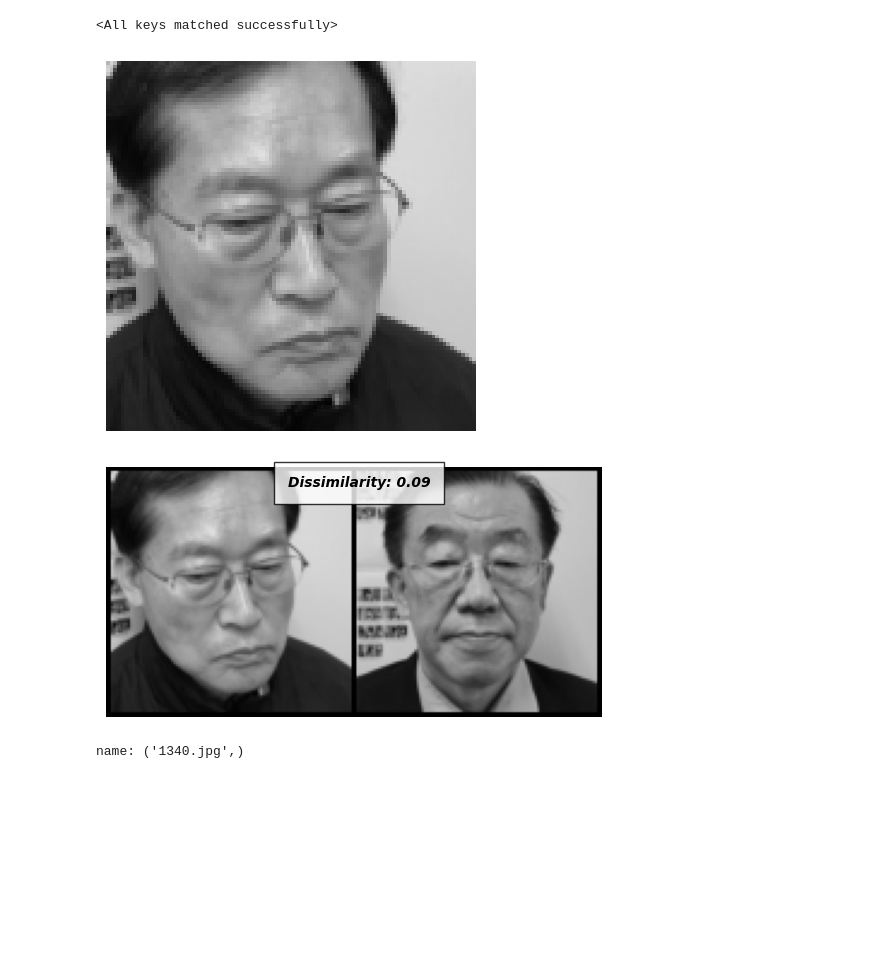
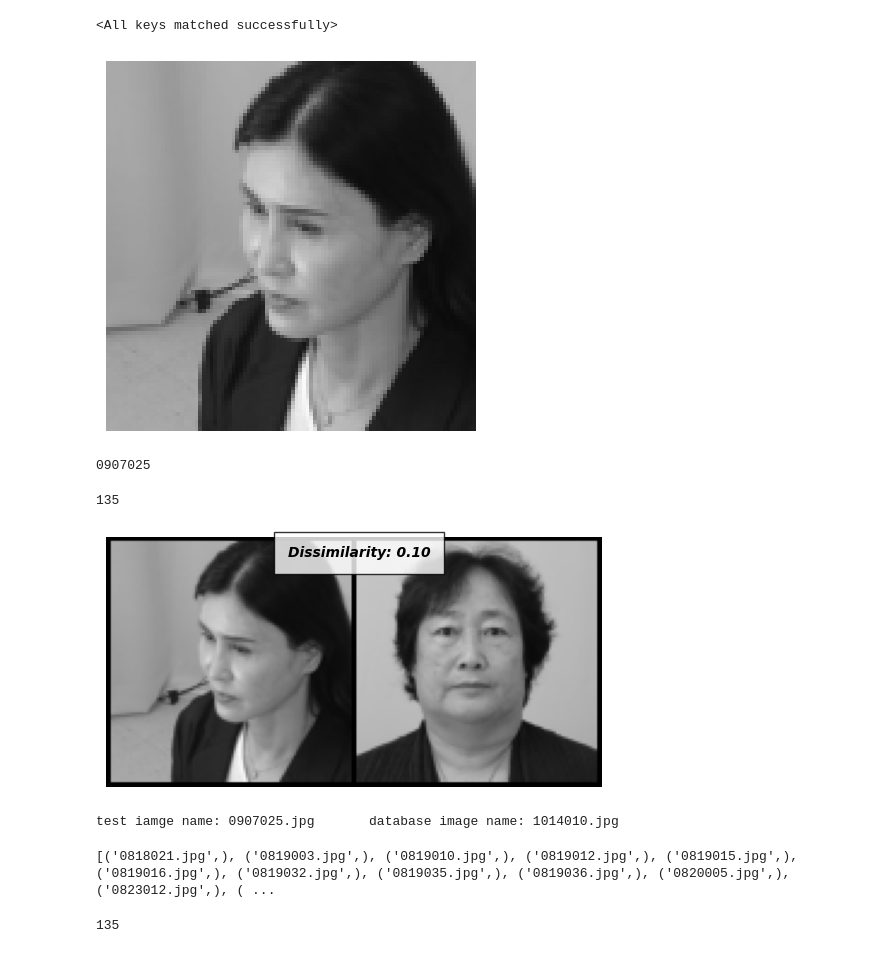
Before and after one commit to HyunJW/Face_Tracking_and_Recognition, a Jupyter notebook: code/얼굴매칭모델.ipynb, the cells around one changed output. Drawn from its saved outputs; the diff is of its cells as text; code cells hidden in the pictures; blank space fills up the shorter version.

Commit message:
얼굴매칭모델 파라미터 수정, test 이미지 이름 출력 추가

```diff
--- a/code/얼굴매칭모델.ipynb
+++ b/code/얼굴매칭모델.ipynb
@@ -27,12 +27,12 @@ from torch.optim.lr_scheduler import ReduceLROnPlateau
 import copy
 # %%
 class Config():
-    training_dir = "C:/data/training/"
-    testing_dir = "C:/data/testing/"
-    validation_dir = "C:/data/validation/"
-    db_dir = "C:/data/db/"
+    training_dir = "D:/data/training/"
+    testing_dir = "D:/data/testing/"
+    validation_dir = "D:/data/validation/"
+    db_dir = "D:/data/db/"
     train_batch_size = 64
-    train_number_epochs = 50
+    train_number_epochs = 100
 # %%
 #각종 사용할 함수를 세팅합니다.
 
@@ -105,10 +105,11 @@ def show_plot(iteration, loss):
 # %%
 class SiameseNetworkDataset(Dataset):
 
-    def __init__(self, imageFolderDataset, transform=None, should_invert=True):
+    def __init__(self, imageFolderDataset, transform=None, should_invert=True, testing=False):
         self.imageFolderDataset = imageFolderDataset
         self.transform = transform
         self.should_invert = should_invert
+        self.testing = testing
 
     def rotate(self, img):
         try:
@@ -175,7 +176,11 @@ class SiameseNetworkDataset(Dataset):
             img0 = self.transform(img0)
             img1 = self.transform(img1)
 
-        return img0, img1 , torch.from_numpy(np.array([int(img1_tuple[1]!=img0_tuple[1])],dtype=np.float32))
+        if self.testing:
+            name = img0_tuple[0]
+            return img0, img1, torch.from_numpy(np.array([int(img1_tuple[1]!=img0_tuple[1])],dtype=np.float32)), name
+
+        return img0, img1, torch.from_numpy(np.array([int(img1_tuple[1]!=img0_tuple[1])],dtype=np.float32))
 
     def __len__(self):
         return len(self.imageFolderDataset.imgs)
@@ -421,17 +445,21 @@ net.load_state_dict(checkpoint)
 # %%
 # 테스트용 사진 선택
 folder_dataset_test = dset.ImageFolder(root=Config.testing_dir)
 siamese_dataset = SiameseNetworkDataset(imageFolderDataset=folder_dataset_test,
                                         transform=transforms.Compose([transforms.Resize((100,100)),
                                                                       transforms.ToTensor()]),
-                                        should_invert=False)
+                                        should_invert=False,
+                                        testing=True)
 test_dataloader = DataLoader(siamese_dataset, num_workers=0, batch_size=1, shuffle=True)
 
 dataiter = iter(test_dataloader)
-x0, _, _ = next(dataiter)
+x0, _, _, img_name = next(dataiter)
+img_name = img_name[0].split('/')[-1].split('\\')[0]
 imshow(torchvision.utils.make_grid(x0))
+print(img_name)
 # %% [output]
-[figure, old version]
+[figure, new version]
+0907025
 # %%
 # DB 이미지 로드
 db_dataset = DB_Dataset(path=Config.db_dir,
@@ -442,7 +470,12 @@ db_dataloader = DataLoader(db_dataset, num_workers=0, batch_size=1, shuffle=True
+# %%
+len(db_dataloader)
+# %% [output]
+135
 # %%
 # DB에서 일치하는 사진 탐색
 dataiter = iter(db_dataloader)
 min_distance = np.inf
+idx=0
 for i in range(db_dataset.__len__()):
 
     x1, label = next(dataiter)
@@ -450,15 +483,35 @@ for i in range(db_dataset.__len__()):
 
     output1, output2 = net(Variable(x0).cuda(), Variable(x1).cuda())
     euclidean_distance = F.pairwise_distance(output1, output2)
-    # if euclidean_distance < 0.2:
-    #     imshow(torchvision.utils.make_grid(concatenated), 'Dissimilarity: {:.2f}'.format(euclidean_distance.item()), f'name: {label}')
-    if min_distance >= euclidean_distance:
+
+    if euclidean_distance <= min_distance:
         min_distance = euclidean_distance
         imgset = concatenated
-        name = label
-
+        name = label[0]
+        # idx=i+1
+    # print(i+1, min_distance.item(), euclidean_distance.item())
+# if min_distance.item() <= 0.3:
+#     imshow(torchvision.utils.make_grid(imgset), 'Dissimilarity: {:.2f}'.format(min_distance.item()))
+#     print(f'name: {name}')
+# else:
+#     print('none')
 imshow(torchvision.utils.make_grid(imgset), 'Dissimilarity: {:.2f}'.format(min_distance.item()))
-print(f'name: {label}')
+print(f'test iamge name: {img_name}.jpg \t   database image name: {name}')
 # %% [output]
-[figure, old version]
+[figure, new version]
-name: ('1340.jpg',)
+test iamge name: 0907025.jpg       database image name: 1014010.jpg
+# %%
+dataiter = iter(db_dataloader)
+names = []
+for i in range(db_dataset.__len__()):
+
+    x1, label = next(dataiter)
+    names.append(label)
+print(names)
+# %% [output]
+[('0818021.jpg',), ('0819003.jpg',), ('0819010.jpg',), ('0819012.jpg',), ('0819015.jpg',), ('0819016.jpg',), ('0819032.jpg',), ('0819035.jpg',), ('0819036.jpg',), ('0820005.jpg',), ('0823012.jpg',), ( ...
+# %%
+set_name = set(names)
+len(set_name)
+# %% [output]
+135
```
Also changed, not shown: parts of 4 cells of this notebook.
